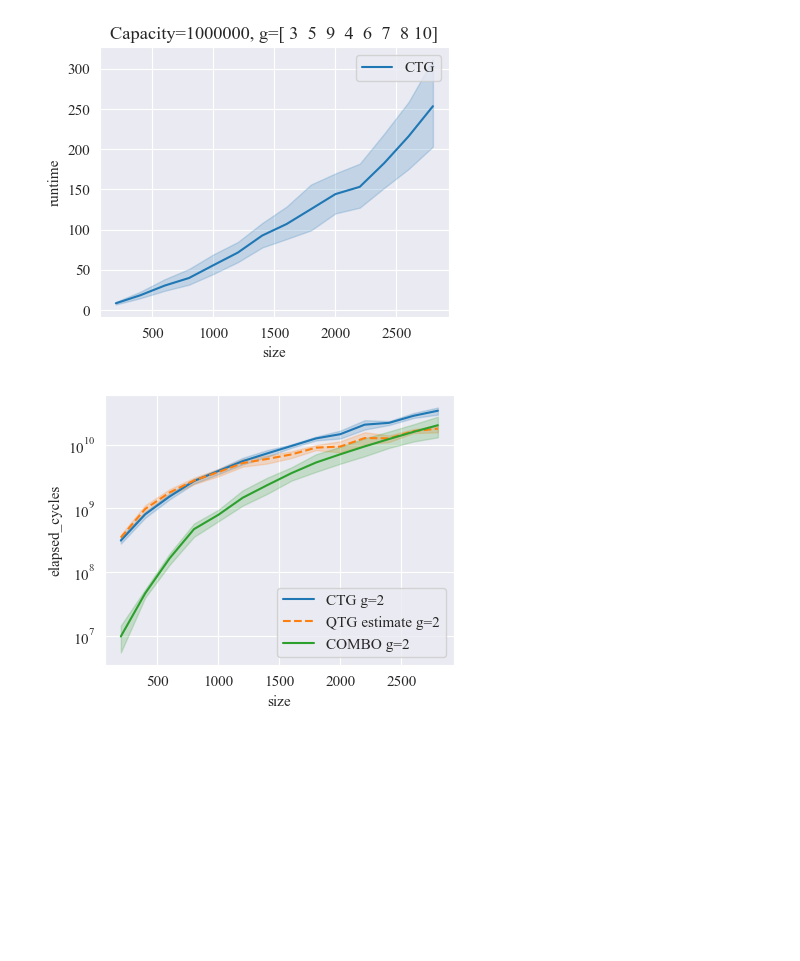
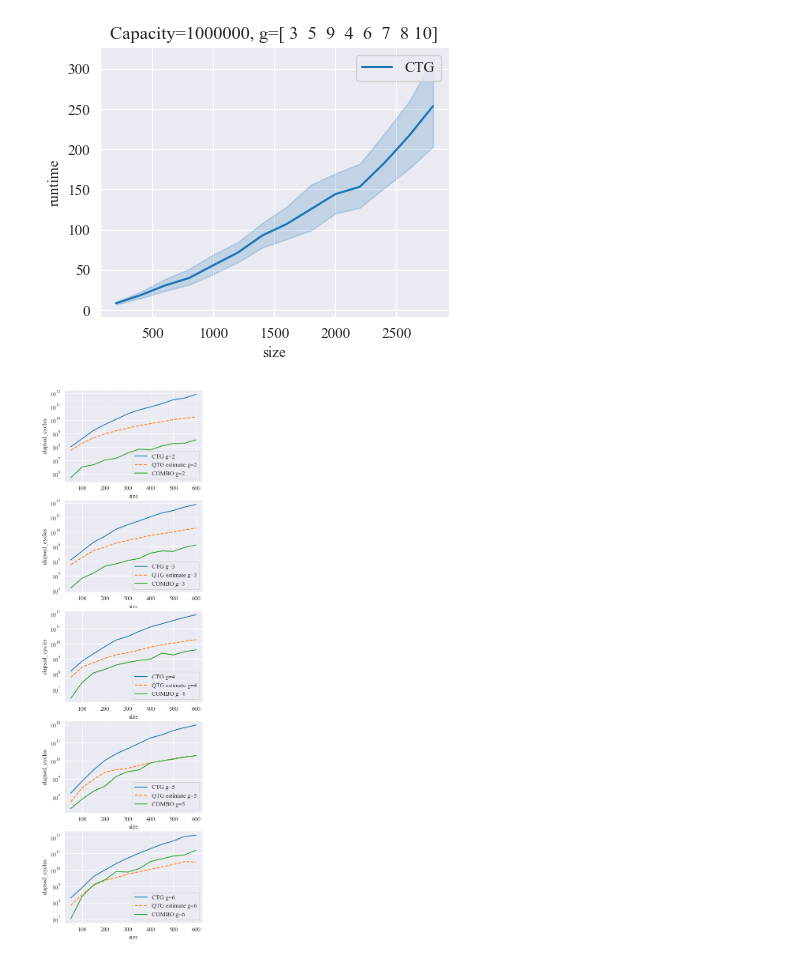
Before and after one commit to SoerenWilkening/QTG_0-1Knapsack, a Jupyter notebook: evaluation/08_ctg_qtg_analysis.ipynb, the cells around one changed output. Saved outputs shown, nothing was run; the diff lists cells and outputs as text; code cells hidden in the pictures; blank space fills up the shorter version.

```diff
--- a/evaluation/08_ctg_qtg_analysis.ipynb
+++ b/evaluation/08_ctg_qtg_analysis.ipynb
@@ -158,14 +164,16 @@ ax.set_title(f"Capacity={ctg_results['capacity'].unique()[0]}, g={ctg_results['g
 Text(0.5, 1.0, 'Capacity=1000000, g=[ 3  5  9  4  6  7  8 10]')
 [figure]
 # %%
-fig, ax = plt.subplots(figsize=(4.5, 3.5))
+g_values = list(sorted(ctg_results['g'].unique()))
+fig, axs = plt.subplots(figsize=(4.5, 3.5*len(g_values)), nrows=len(g_values))
 #sns.lineplot(qtg_results, x='size', y='elapsed_cycles', ax=ax, label="QTG")
-sns.lineplot(ctg_results[ctg_results["g"] == 2], x='size', y='elapsed_cycles', ax=ax, label="CTG g=2")
-sns.lineplot(ctg_results[ctg_results["g"] == 2], x='size', y='qtg_estimate_cycles', ax=ax, label="QTG estimate g=2",
-             linestyle='--')
-sns.lineplot(combo_results[combo_results["g"] == 2], x='size', y='elapsed_cycles', ax=ax, label="COMBO g=2")
-#sns.lineplot(combo_results[combo_results["g"] > 4], x='size', y='elapsed_cycles', ax=ax, label="COMBO >4")
-ax.set_yscale('log')
+
+for i, g in enumerate(g_values):
+    sns.lineplot(ctg_results[ctg_results["g"] == g], x='size', y='elapsed_cycles', ax=axs[i], label=f"CTG g={g}")
+    sns.lineplot(ctg_results[ctg_results["g"] == g], x='size', y='qtg_estimate_cycles', ax=axs[i], label=f"QTG estimate g={g}", linestyle='--')
+    sns.lineplot(combo_results[combo_results["g"] == g], x='size', y='elapsed_cycles', ax=axs[i], label=f"COMBO g={g}")
+    #sns.lineplot(combo_results[combo_results["g"] > 4], x='size', y='elapsed_cycles', ax=ax, label="COMBO >4")
+    axs[i].set_yscale('log')
 # %% [output]
-[figure, old version]
+[figure, new version]
 # %%
```
Also changed, not shown: parts of 5 cells of this notebook, 36 other files.
